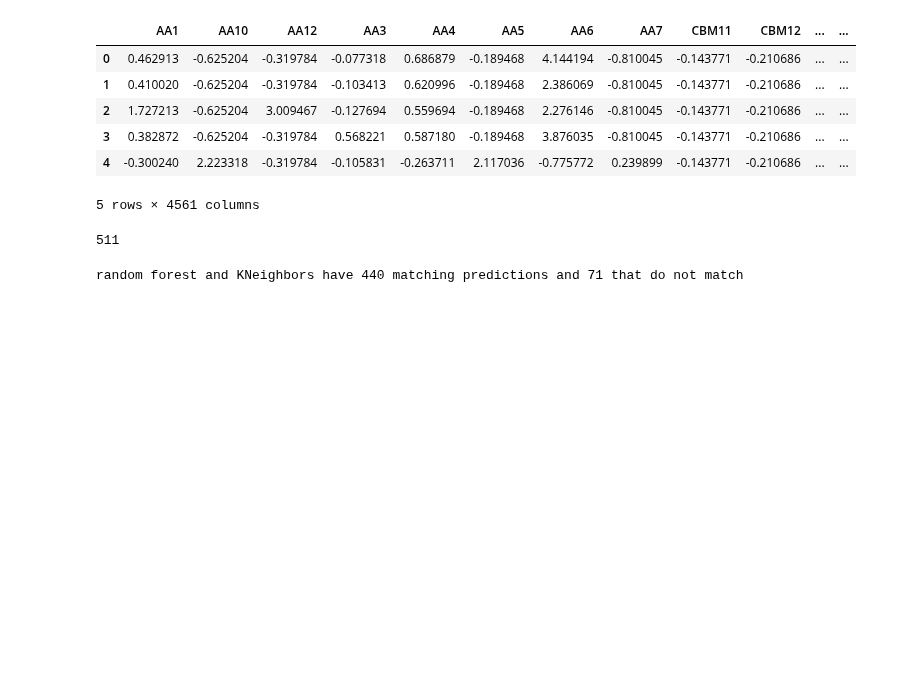
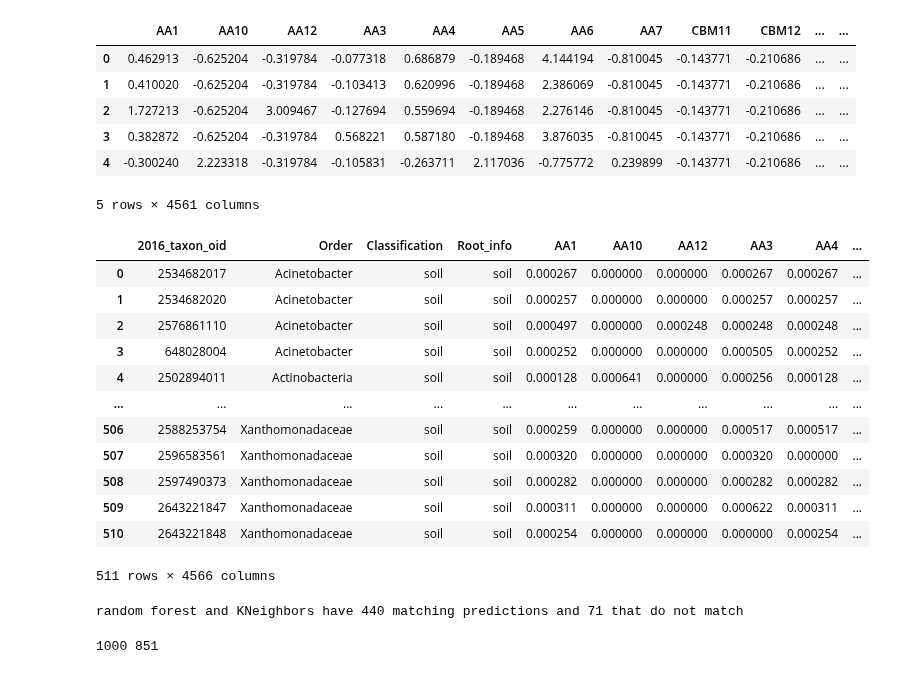
Before and after one commit to ajlukasiewicz/Team_9_MacLearn, a Jupyter notebook: Scripts/KNeighbors_classifier.ipynb, the cells around one changed output. Cells and saved outputs as stored; diff of their text form; code cells hidden in the pictures; blank space fills up the shorter version.

```diff
--- a/Scripts/KNeighbors_classifier.ipynb
+++ b/Scripts/KNeighbors_classifier.ipynb
@@ -318,11 +338,23 @@ RFpredict = clf2.predict(X_soil)
 KNpredict = KNC.predict(X_soil)
 # %%
-soil_dataset['RFpred'] = RFpredict
+#soil_dataset['RFpred'] = RFpredict
 soil_dataset['KNeighbors'] = KNpredict
-# %%
-len(soil_dataset)
-# %% [output]
-511
+# %%
+soil_dataset
+# %% [output]
+|  | 2016_taxon_oid | Order | Classification | Root_info | AA1 | AA10 | AA12 | AA3 | AA4 | ... |
+| 0 | 2534682017 | Acinetobacter | soil | soil | 0.000267 | 0.000000 | 0.000000 | 0.000267 | 0.000267 | ... |
+| 1 | 2534682020 | Acinetobacter | soil | soil | 0.000257 | 0.000000 | 0.000000 | 0.000257 | 0.000257 | ... |
+| 2 | 2576861110 | Acinetobacter | soil | soil | 0.000497 | 0.000000 | 0.000248 | 0.000248 | 0.000248 | ... |
+| 3 | 648028004 | Acinetobacter | soil | soil | 0.000252 | 0.000000 | 0.000000 | 0.000505 | 0.000252 | ... |
+| 4 | 2502894011 | Actinobacteria | soil | soil | 0.000128 | 0.000641 | 0.000000 | 0.000256 | 0.000128 | ... |
+| ... | ... | ... | ... | ... | ... | ... | ... | ... | ... | ... |
+| 506 | 2588253754 | Xanthomonadaceae | soil | soil | 0.000259 | 0.000000 | 0.000000 | 0.000517 | 0.000517 | ... |
+| 507 | 2596583561 | Xanthomonadaceae | soil | soil | 0.000320 | 0.000000 | 0.000000 | 0.000320 | 0.000000 | ... |
+| 508 | 2597490373 | Xanthomonadaceae | soil | soil | 0.000282 | 0.000000 | 0.000000 | 0.000282 | 0.000282 | ... |
+| 509 | 2643221847 | Xanthomonadaceae | soil | soil | 0.000311 | 0.000000 | 0.000000 | 0.000622 | 0.000311 | ... |
+| 510 | 2643221848 | Xanthomonadaceae | soil | soil | 0.000254 | 0.000000 | 0.000000 | 0.000000 | 0.000254 | ... |
+511 rows × 4566 columns
 # %%
 #how often do they match?
 num_matches = sum(soil_dataset['RFpred'] == soil_dataset['KNeighbors'])
@@ -333,3 +365,32 @@ print("random forest and KNeighbors have " +
       str(511 - num_matches) + " that do not match")
 # %% [output]
 random forest and KNeighbors have 440 matching predictions and 71 that do not match
+# %%
+#evaluating muyoung feature selection method:
+
+from sklearn.feature_selection import RFE
+# The goal of recursive feature elimination (RFE) is to select features by recursively considering smaller and smaller sets of features
+
+estimator = RandomForestClassifier()
+selector = RFE(estimator, n_features_to_select=1000, step=0.05)
+
+#Top 1000 #Remove the worst 5% of features at each iteration.
+selector = selector.fit(X_train, y_train.values.ravel())
+
+selected_features = merged_norm.columns[selector.get_support()]
+
+correlation_matrix = merged[selected_features].corr().abs()
+
+threshold = 0.8
+columns = np.full((correlation_matrix.shape[0],), True, dtype=bool)
+for i in range(correlation_matrix.shape[0]):
+    for j in range(i+1, correlation_matrix.shape[0]):
+        if correlation_matrix.iloc[i,j] >= threshold:
+            if columns[j]:
+                columns[j] = False
+
+selected_features_2 = selected_features[columns]
+
+print(len(selected_features), len(selected_features_2))
+# %% [output]
+1000 851
```
Also changed, not shown: parts of 14 cells of this notebook.
